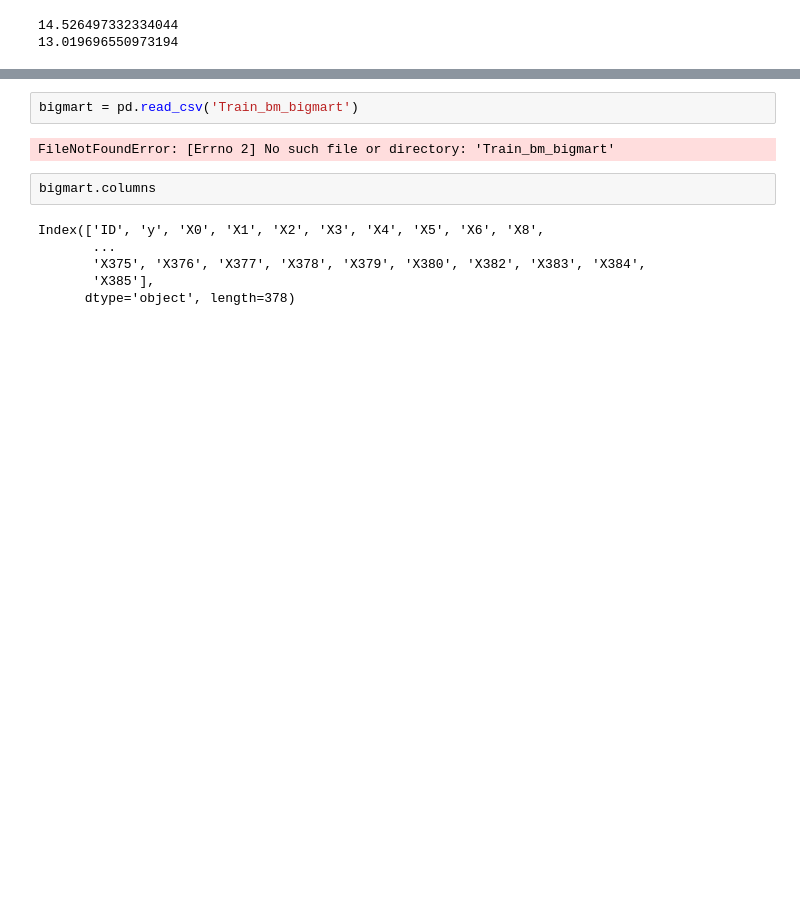
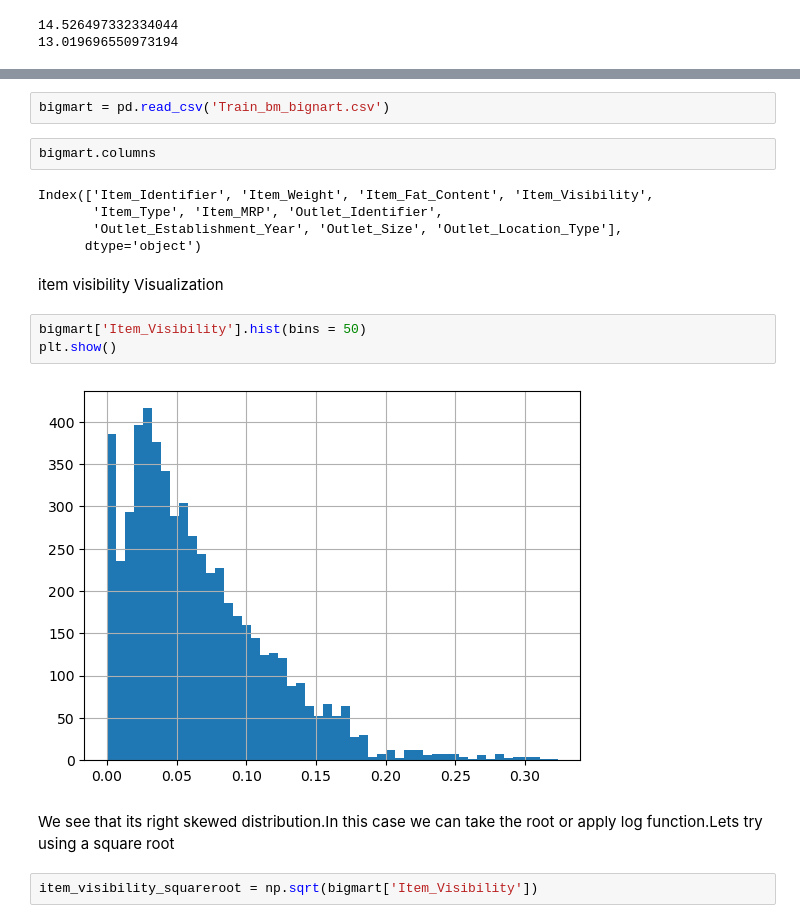
Before and after one commit to CyberWol-12/feature-encoding-techniques, a Jupyter notebook: feature-encoding-techniques.ipynb, the cells around one changed output, grey strips where cells are left out. Drawn from its saved outputs; the diff is of its cells as text; blank space fills up the shorter version.

Commit message:
hist map

```diff
--- a/feature-encoding-techniques.ipynb
+++ b/feature-encoding-techniques.ipynb
@@ -328,12 +331,20 @@ ax.legend(lines,labels,loc = 'best')
 # %%
-bigmart = pd.read_csv('Train_bm_bigmart')
+bigmart = pd.read_csv('Train_bm_bignart.csv')
-# %% [output]
-FileNotFoundError: [Errno 2] No such file or directory: 'Train_bm_bigmart'
 # %%
 bigmart.columns
 # %% [output]
-Index(['ID', 'y', 'X0', 'X1', 'X2', 'X3', 'X4', 'X5', 'X6', 'X8',
-       ...
-       'X375', 'X376', 'X377', 'X378', 'X379', 'X380', 'X382', 'X383', 'X384',
-       'X385'],
-      dtype='object', length=378)
+Index(['Item_Identifier', 'Item_Weight', 'Item_Fat_Content', 'Item_Visibility',
+       'Item_Type', 'Item_MRP', 'Outlet_Identifier',
+       'Outlet_Establishment_Year', 'Outlet_Size', 'Outlet_Location_Type'],
+      dtype='object')
+# %% [markdown]
+item visibility Visualization
+# %%
+bigmart['Item_Visibility'].hist(bins = 50)
+plt.show()
+# %% [output]
+[figure, added]
+# %% [markdown]
+We see that its right skewed distribution.In this case we can take the root or apply log function.Lets try using a square root
+# %%
+item_visibility_squareroot = np.sqrt(bigmart['Item_Visibility'])
```
Also changed, not shown: parts of 2 cells of this notebook.
